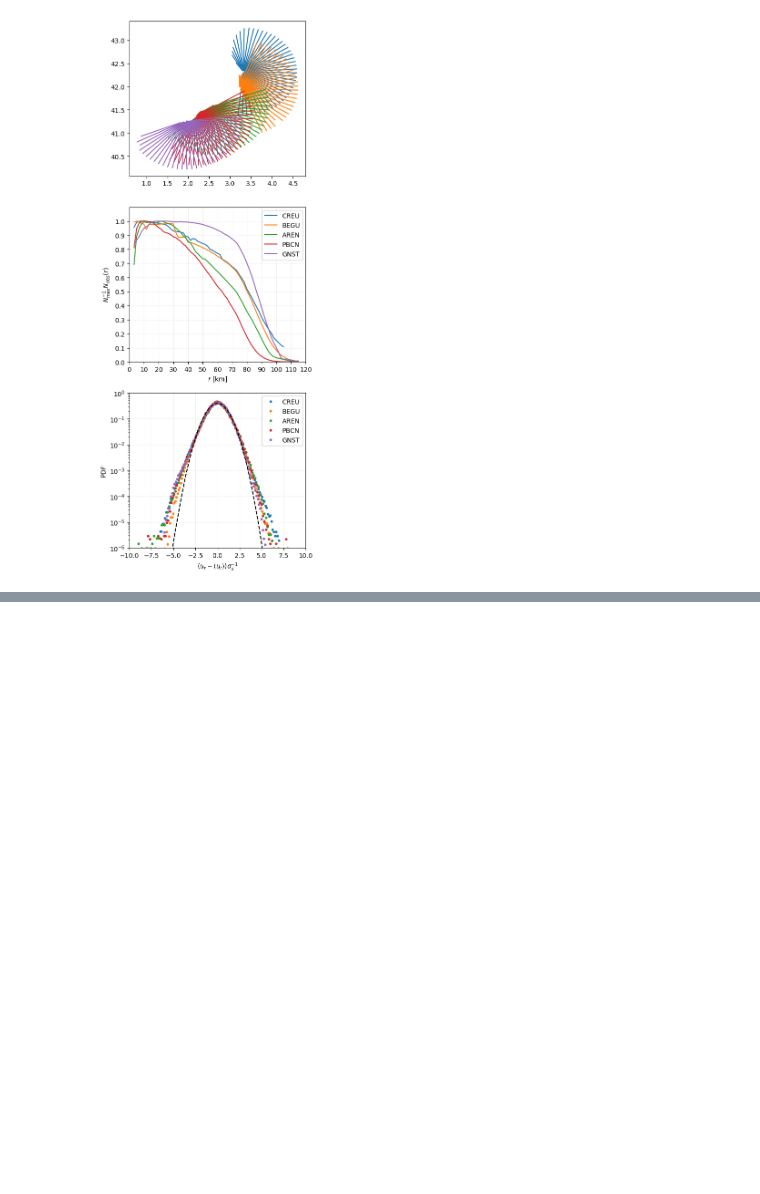
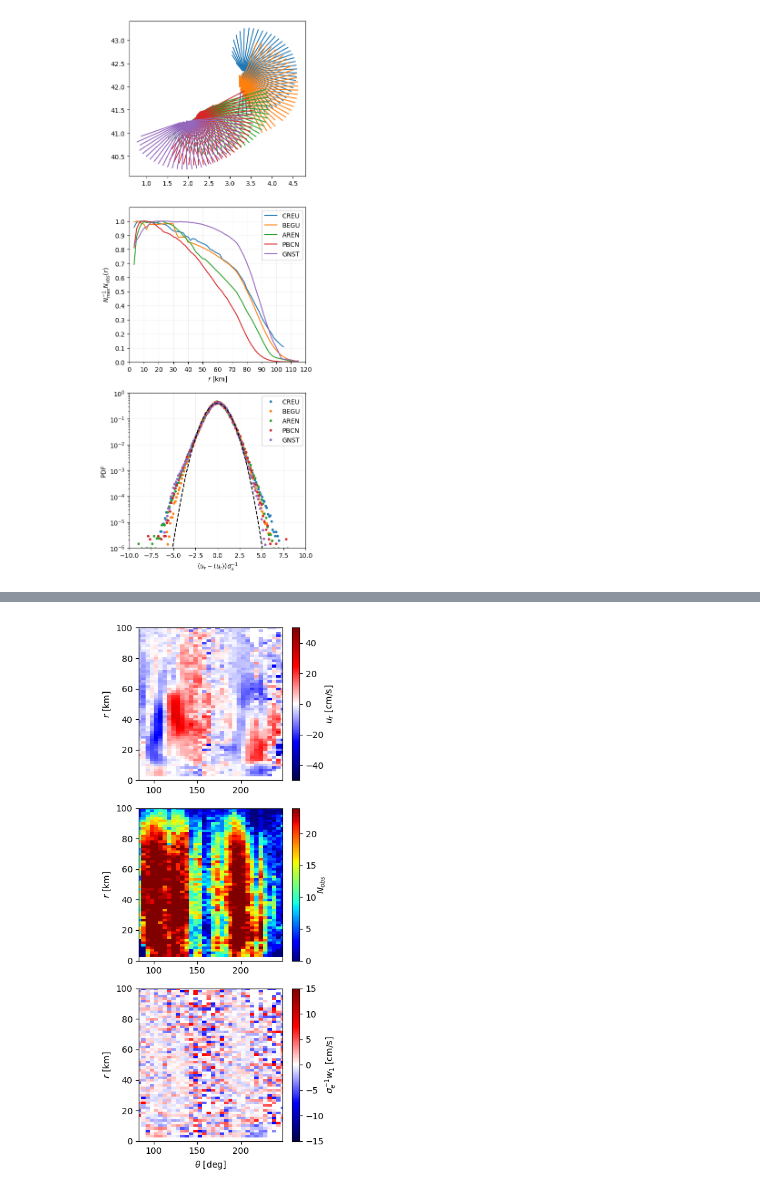
Before and after one commit to jisernfontanet/hfradar, a Jupyter notebook: tutorials/estimate_noise_l2_data.ipynb, the cells around one changed output, grey strips where cells are left out. Cells and saved outputs as stored; diff of their text form; code cells hidden in the pictures; blank space fills up the shorter version.

Commit message:
Reestructured and added some figures

```diff
--- a/tutorials/estimate_noise_l2_data.ipynb
+++ b/tutorials/estimate_noise_l2_data.ipynb
@@ -45,3 +54,6 @@ datapath = '/Users/jisern/Recerca/Data/Radar/L2B/'
+# %%
+width = 4
+height = 3
 # %% [markdown]
 Graphical information and objects
 # %%
@@ -94,9 +106,11 @@ for file in glob.glob(datapath + 'RDLm_????_*l2b.nc'):
     lon = ds['lon'].mean(dim='time')
     lat = ds['lat'].mean(dim='time')
 
-    # Remove unnecessary variables and those that will be modifued (lat/lon)
+    # Remove unused variables and those that will be modifued (lat/lon)
 
-    ds = ds.drop_vars(['lon', 'lat'])
+    ds = ds.drop_vars(['lon', 'lat', 'Q201', 'Q202', 'Q203', 'Q204', 'Q205', 'Q206', 'Q207',
+                       'VELU', 'VELV', 'VFLG', 'SPRC', 'HEAD', 'ETMP', 'ESPC', 'ERTC',
+                       'ERSC', 'EDTP', 'EASN', 'MAXV', 'MINV'])
 
     # Substitute lat/lon in the dataset by the new values
 
@@ -155,0 +172,8 @@ for i, site in enumerate(hfrsites):
+# %%
+hfrdata_daily = {}
+print('Averaging data')
+for site in hfrsites:
+    print('--', site)
+    hfrdata_daily.update({site: hfrdata[site].resample(time='1D').mean()})
+    hfrdata_daily[site]['nobs'] = hfrdata[site]['nobs'].resample(time='1D').sum()
+print('done')
@@ -239,0 +287,81 @@ GNST -2.992226 19.04245
+# %%
+# Parameters
+
+station = 'GNST'
+orientation = 'v'
+varlist = ['vel', 'num', 'w1']
+i = 10
+
+# Prepare the data
+
+bearing = hfrdata_daily[station]['bearing'].data
+range = hfrdata_daily[station]['range'].data
+time = hfrdata_daily[station]['time'][i].data
+nobs = hfrdata_daily[station]['nobs'][i, :, :].data
+ur = hfrdata_daily[station]['VELO'][i, :, :].data
+
+print(time)
+
+# Compute noise
+
+ur = np.ma.array(data=ur, mask=nobs < 1)
+sigma, w1 = get_hfr_noise(ur, return_coeff=True)
+
+# Compute the limits of the plot
+
+count = np.sum(nobs, axis=0)
+minb = np.min(bearing[count > 0])
+maxb = np.max(bearing[count > 0])
+
+# Create the plot
+
+nplots = len(varlist)
+
+if orientation == 'h':
+    fig, ax = plt.subplots(1, nplots, figsize=(width * nplots, height))
+else:
+    fig, ax = plt.subplots(nplots, 1, figsize=(width, height * nplots))
+
+for j, a in enumerate(ax):
+    a.set_ylim(0, 100)
+    a.set_xlim(minb, maxb)
+    if (orientation == 'h' and j == 0) or orientation != 'h':
+        a.set_ylabel('$r$ [km]')
+    if (orientation != 'h' and j == nplots - 1) or orientation == 'h':
+        a.set_xlabel('$\\theta$ [deg]')
+
+# Plot the data
+
+for j, varname in enumerate(varlist):
+    if varname == 'vel':
+        var = ur
+        title = '$u_r$ [cm/s]'
+        cmap = 'seismic'
+        vmax = 50
+        vmin = - vmax
+    elif varname == 'num':
+        var = nobs
+        title = '$N_{obs}$'
+        cmap = 'jet'
+        vmin = 0
+        vmax = 24
+    elif varname == 'w1':
+        var = np.squeeze(w1) * sigma
+        title = '$\\sigma_e^{-1} w_1$ [cm/s]'
+        cmap = 'seismic'
+        vmin = - 15
+        vmax = - vmin
+    else:
+        var = np.zeros((bearing.shape[0], range.shape[0]))
+        title = 'unknown'
+        cmap = None
+        vmin = None
+        vmax = None
+
+    c = ax[j].pcolormesh(bearing, range, var, cmap=cmap, vmin=vmin, vmax=vmax)
+    cb = fig.colorbar(c, ax=ax[j], label=title)
+    cb.set_label(title, labelpad=0)
+
+fig.tight_layout()
+#fig.savefig('figures/fig_sample_measurement.pdf')
+# %% [output]
@@ -239,0 +369 @@ GNST -2.992226 19.04245
+[figure, added]
```
Also changed, not shown: parts of 9 cells of this notebook.
